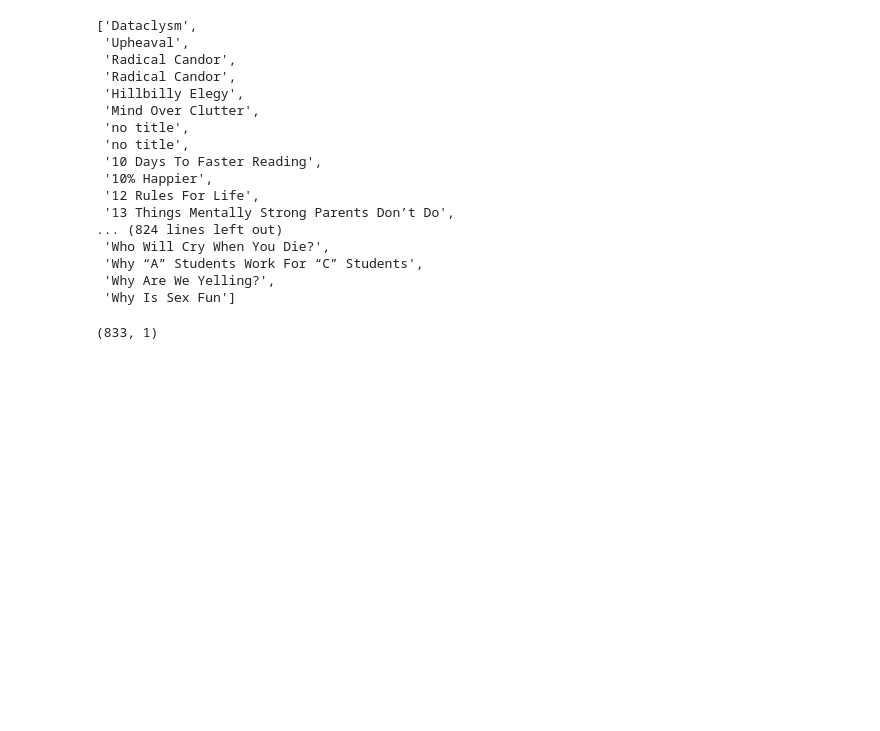
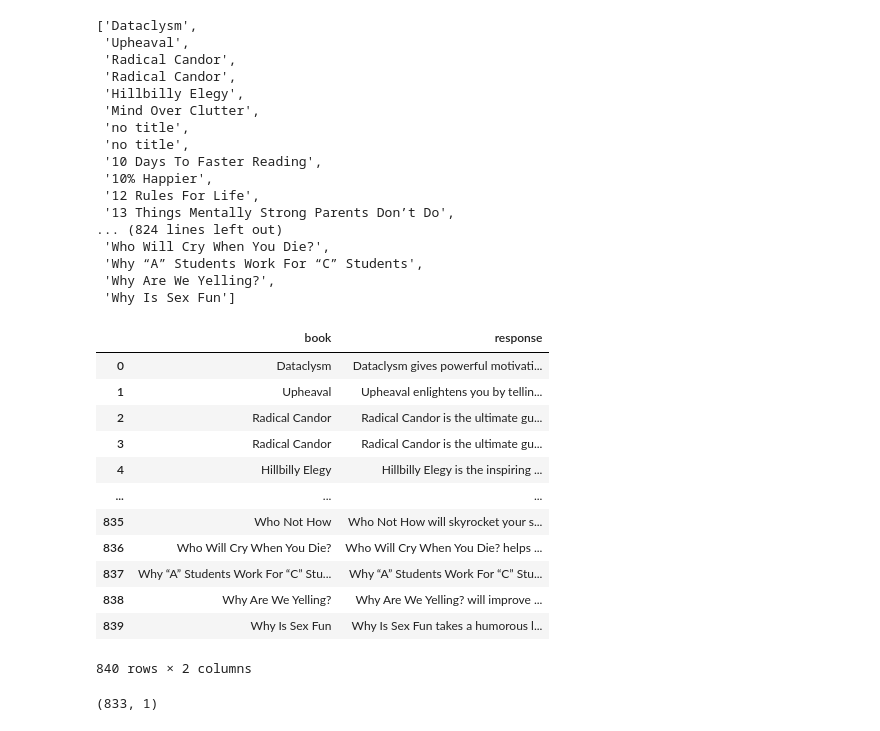
Before and after one commit to elaineye117/book_search_and_recommendation, a Jupyter notebook: 650data.ipynb, the cells around one changed output. Drawn from its saved outputs; the diff is of its cells as text; code cells hidden in the pictures; blank space fills up the shorter version.

```diff
--- a/650data.ipynb
+++ b/650data.ipynb
@@ -113,6 +113,22 @@ titles
 name = pd.DataFrame(titles)
 # %%
 books = name.merge(summary, left_index=True, right_index=True)
+# %%
+books
+# %% [output]
+|  | book | response |
+| 0 | Dataclysm | Dataclysm gives powerful motivati... |
+| 1 | Upheaval | Upheaval enlightens you by tellin... |
+| 2 | Radical Candor | Radical Candor is the ultimate gu... |
+| 3 | Radical Candor | Radical Candor is the ultimate gu... |
+| 4 | Hillbilly Elegy | Hillbilly Elegy is the inspiring ... |
+| ... | ... | ... |
+| 835 | Who Not How | Who Not How will skyrocket your s... |
+| 836 | Who Will Cry When You Die? | Who Will Cry When You Die? helps ... |
+| 837 | Why “A” Students Work For “C” Stu... | Why “A” Students Work For “C” Stu... |
+| 838 | Why Are We Yelling? | Why Are We Yelling? will improve ... |
+| 839 | Why Is Sex Fun | Why Is Sex Fun takes a humorous l... |
+840 rows × 2 columns
 # %%
 books = books.rename(columns={0: "book"})
 books.to_csv('summary.txt')
```
Also changed, not shown: parts of 15 cells of this notebook.
